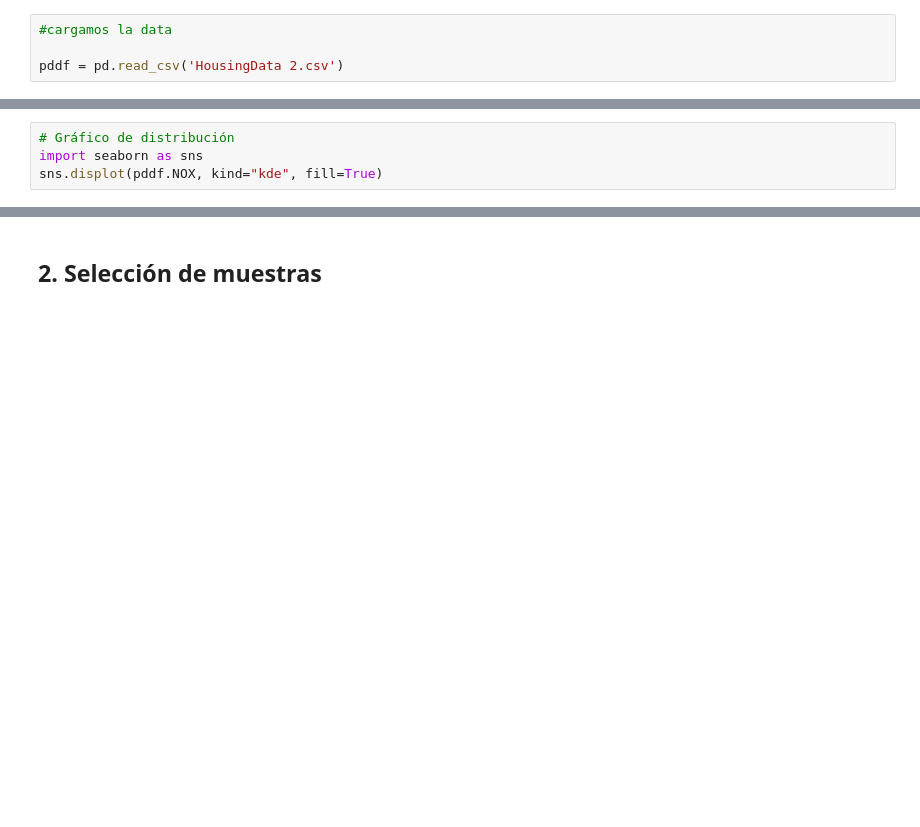
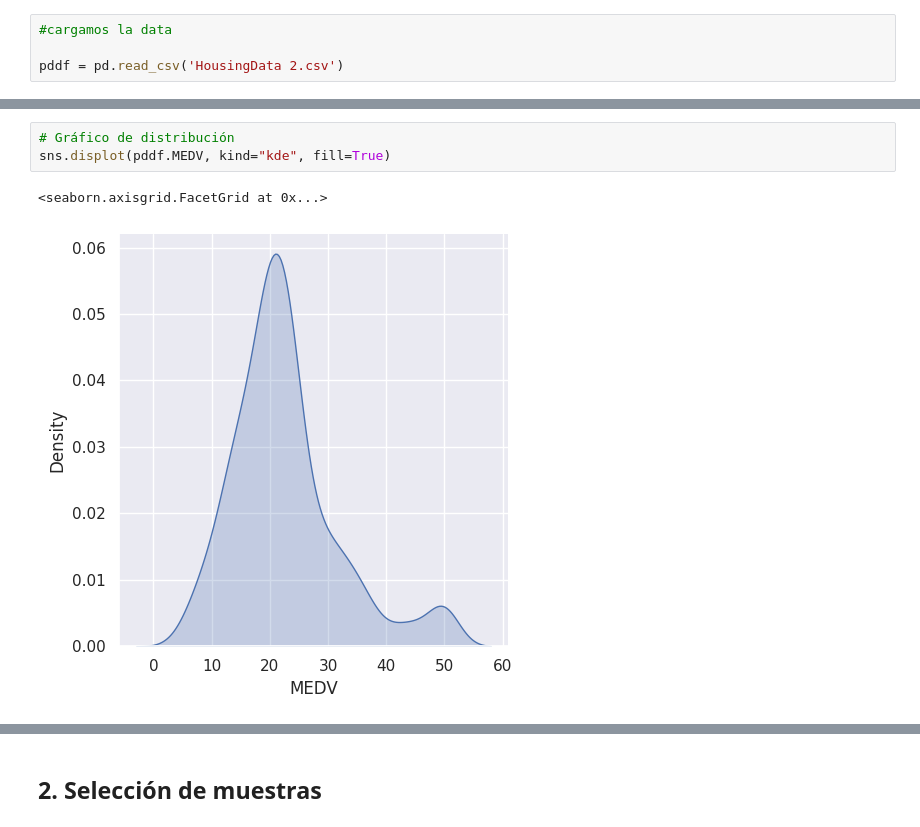
Before and after one commit to GPBlaster/CODE_GP_PROJECT_MLDL, a Jupyter notebook: Supervised_models/Linear_regression/Lab_Boston_Housing_v2.ipynb, the cells around one changed output, grey strips where cells are left out. Cells and saved outputs as stored; diff of their text form; blank space fills up the shorter version.

```diff
--- a/Supervised_models/Linear_regression/Lab_Boston_Housing_v2.ipynb
+++ b/Supervised_models/Linear_regression/Lab_Boston_Housing_v2.ipynb
@@ -128,4 +148,6 @@ pddf.describe().transpose()
 # %%
 # Gráfico de distribución
-import seaborn as sns
-sns.displot(pddf.NOX, kind="kde", fill=True)
+sns.displot(pddf.MEDV, kind="kde", fill=True)
+# %% [output]
+<seaborn.axisgrid.FacetGrid at 0x...>
+[figure, added]
```
Also changed, not shown: parts of 26 cells of this notebook.
